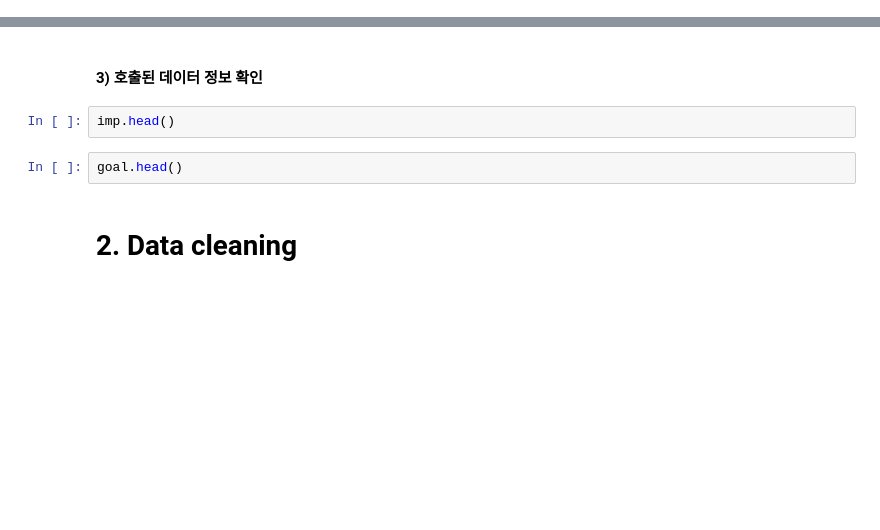
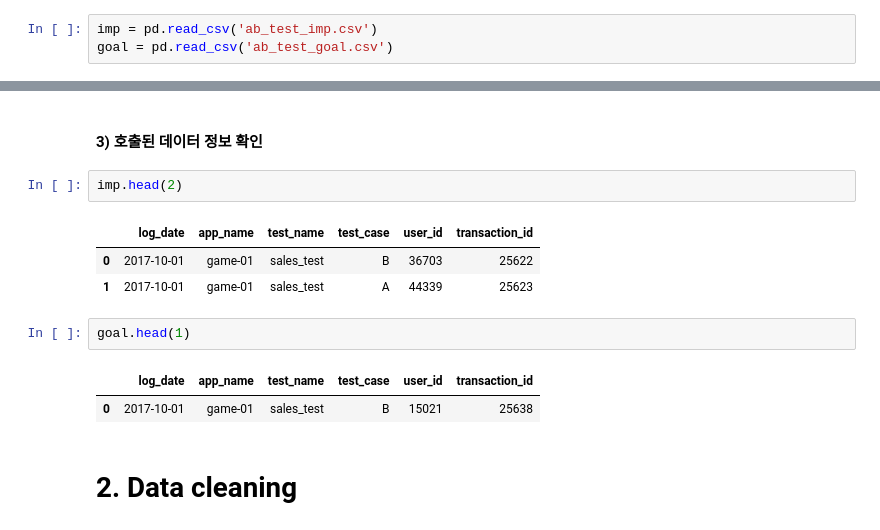
Before and after one commit to vlwkajrrhtlvek/jaesunfile, a Jupyter notebook: 데이터 분석 1/2. 어떤 광고가 반응이 더 좋은가-student.ipynb, the cells around one changed output, grey strips where cells are left out. Drawn from its saved outputs; the diff is of its cells as text; blank space fills up the shorter version.

```diff
--- a/데이터 분석 1/2. 어떤 광고가 반응이 더 좋은가-student.ipynb
+++ b/데이터 분석 1/2. 어떤 광고가 반응이 더 좋은가-student.ipynb
@@ -26,11 +24,21 @@ goal =
+# %%
+imp = pd.read_csv('ab_test_imp.csv')
+goal = pd.read_csv('ab_test_goal.csv')
 # %% [markdown]
 ![](2-2.jpg)
 # %% [markdown]
 #### 3) 호출된 데이터 정보 확인
 # %%
-imp.head()
+imp.head(2)
+# %% [output]
+|  | log_date | app_name | test_name | test_case | user_id | transaction_id |
+| 0 | 2017-10-01 | game-01 | sales_test | B | 36703 | 25622 |
+| 1 | 2017-10-01 | game-01 | sales_test | A | 44339 | 25623 |
 # %%
-goal.head()
+goal.head(1)
+# %% [output]
+|  | log_date | app_name | test_name | test_case | user_id | transaction_id |
+| 0 | 2017-10-01 | game-01 | sales_test | B | 15021 | 25638 |
 # %% [markdown]
 # 2. Data cleaning
 # %% [markdown]
```
Also changed, not shown: parts of 12 cells of this notebook.
